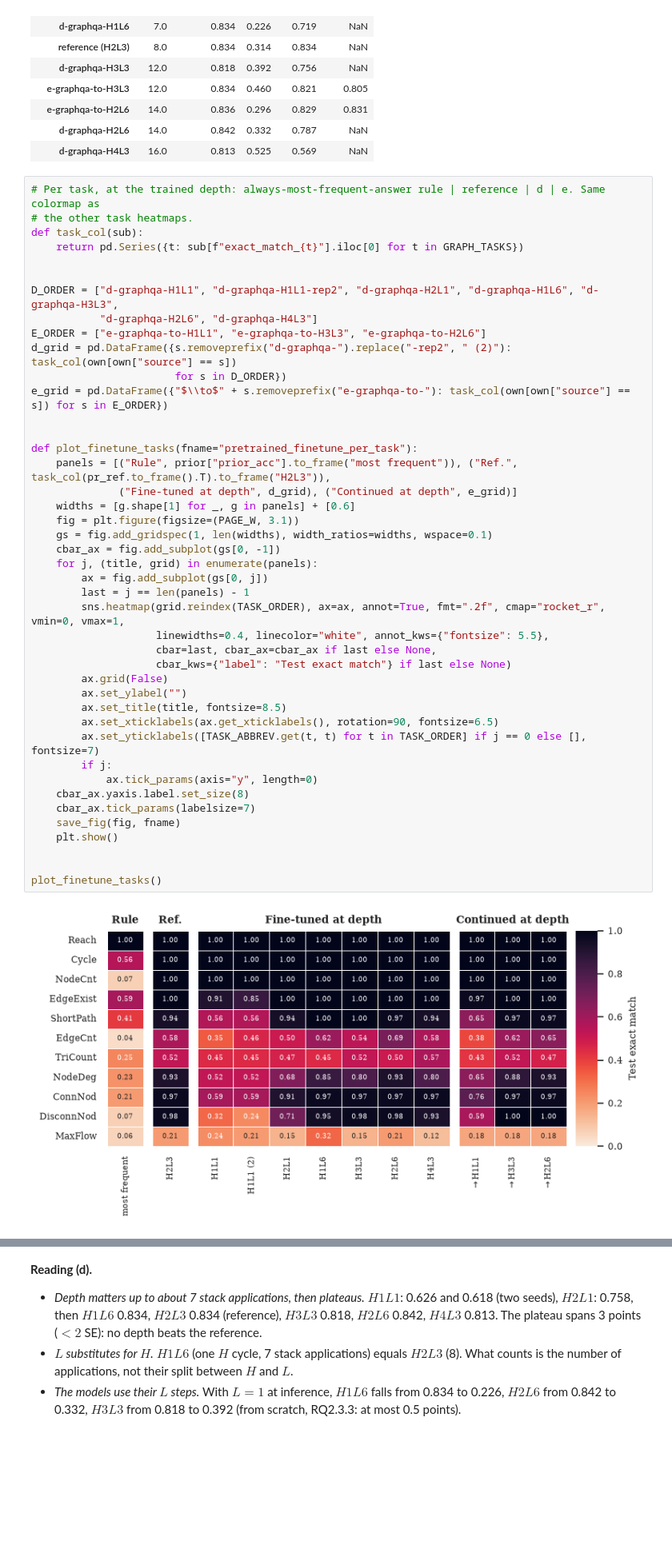
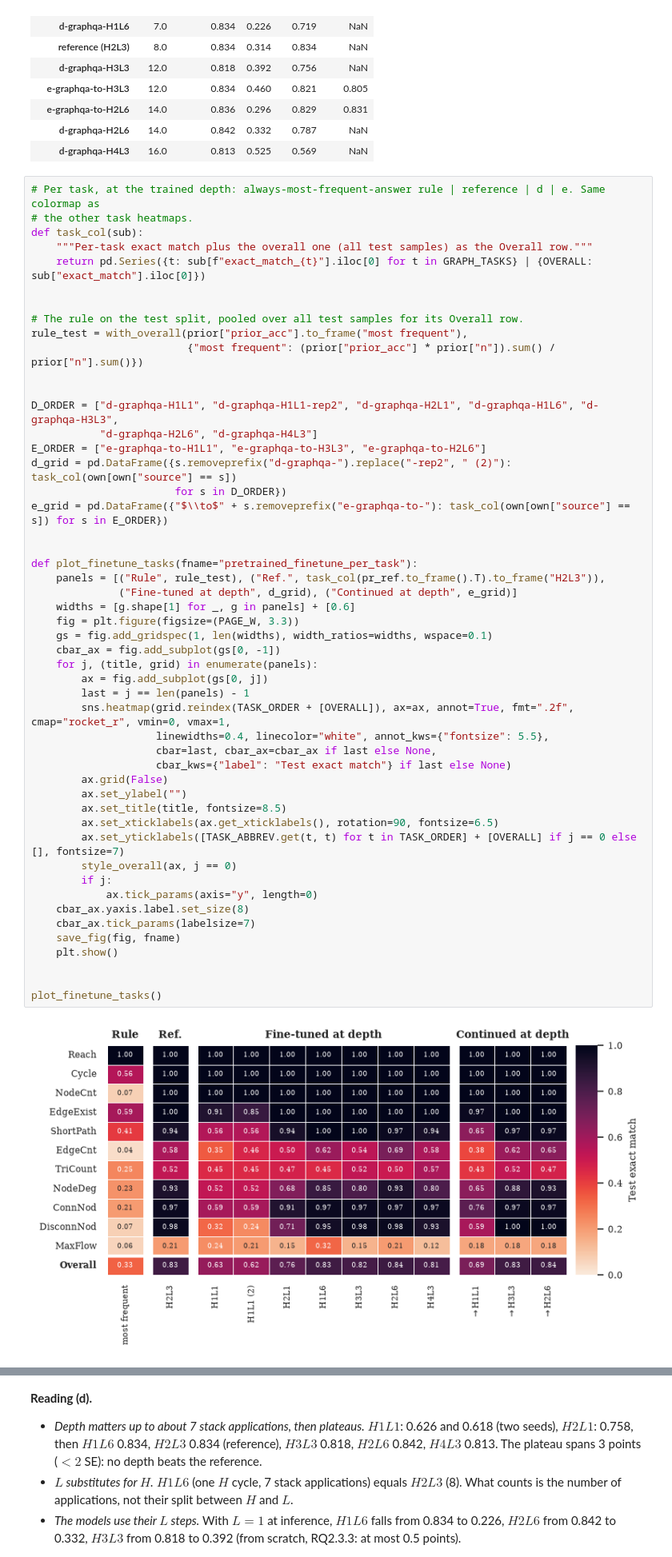
Before and after one commit to MariusAAROS/HRM-Text-for-Graphs, a Jupyter notebook: report/paper_results.ipynb, the cells around one changed output, grey strips where cells are left out. Shown at 80% size. Cells and saved outputs as stored; diff of their text form; blank space fills up the shorter version.

```diff
--- a/report/paper_results.ipynb
+++ b/report/paper_results.ipynb
@@ -2880,7 +2967,13 @@ finetune_tbl.round(3)
 # Per task, at the trained depth: always-most-frequent-answer rule | reference | d | e. Same colormap as
 # the other task heatmaps.
 def task_col(sub):
-    return pd.Series({t: sub[f"exact_match_{t}"].iloc[0] for t in GRAPH_TASKS})
+    """Per-task exact match plus the overall one (all test samples) as the Overall row."""
+    return pd.Series({t: sub[f"exact_match_{t}"].iloc[0] for t in GRAPH_TASKS} | {OVERALL: sub["exact_match"].iloc[0]})
+
+
+# The rule on the test split, pooled over all test samples for its Overall row.
+rule_test = with_overall(prior["prior_acc"].to_frame("most frequent"),
+                         {"most frequent": (prior["prior_acc"] * prior["n"]).sum() / prior["n"].sum()})
 
 
 D_ORDER = ["d-graphqa-H1L1", "d-graphqa-H1L1-rep2", "d-graphqa-H2L1", "d-graphqa-H1L6", "d-graphqa-H3L3",
@@ -2889,35 +2982,36 @@ E_ORDER = ["e-graphqa-to-H1L1", "e-graphqa-to-H3L3", "e-graphqa-to-H2L6"]
 d_grid = pd.DataFrame({s.removeprefix("d-graphqa-").replace("-rep2", " (2)"): task_col(own[own["source"] == s])
                        for s in D_ORDER})
 e_grid = pd.DataFrame({"$\\to$" + s.removeprefix("e-graphqa-to-"): task_col(own[own["source"] == s]) for s in E_ORDER})
 
 
 def plot_finetune_tasks(fname="pretrained_finetune_per_task"):
-    panels = [("Rule", prior["prior_acc"].to_frame("most frequent")), ("Ref.", task_col(pr_ref.to_frame().T).to_frame("H2L3")),
+    panels = [("Rule", rule_test), ("Ref.", task_col(pr_ref.to_frame().T).to_frame("H2L3")),
               ("Fine-tuned at depth", d_grid), ("Continued at depth", e_grid)]
     widths = [g.shape[1] for _, g in panels] + [0.6]
-    fig = plt.figure(figsize=(PAGE_W, 3.1))
+    fig = plt.figure(figsize=(PAGE_W, 3.3))
     gs = fig.add_gridspec(1, len(widths), width_ratios=widths, wspace=0.1)
     cbar_ax = fig.add_subplot(gs[0, -1])
     for j, (title, grid) in enumerate(panels):
         ax = fig.add_subplot(gs[0, j])
         last = j == len(panels) - 1
-        sns.heatmap(grid.reindex(TASK_ORDER), ax=ax, annot=True, fmt=".2f", cmap="rocket_r", vmin=0, vmax=1,
+        sns.heatmap(grid.reindex(TASK_ORDER + [OVERALL]), ax=ax, annot=True, fmt=".2f", cmap="rocket_r", vmin=0, vmax=1,
                     linewidths=0.4, linecolor="white", annot_kws={"fontsize": 5.5},
                     cbar=last, cbar_ax=cbar_ax if last else None,
                     cbar_kws={"label": "Test exact match"} if last else None)
         ax.grid(False)
         ax.set_ylabel("")
         ax.set_title(title, fontsize=8.5)
         ax.set_xticklabels(ax.get_xticklabels(), rotation=90, fontsize=6.5)
-        ax.set_yticklabels([TASK_ABBREV.get(t, t) for t in TASK_ORDER] if j == 0 else [], fontsize=7)
+        ax.set_yticklabels([TASK_ABBREV.get(t, t) for t in TASK_ORDER] + [OVERALL] if j == 0 else [], fontsize=7)
+        style_overall(ax, j == 0)
         if j:
             ax.tick_params(axis="y", length=0)
     cbar_ax.yaxis.label.set_size(8)
     cbar_ax.tick_params(labelsize=7)
     save_fig(fig, fname)
     plt.show()
 
 
 plot_finetune_tasks()
 # %% [output]
-[figure, old version]
+[figure, new version]
```
Also changed, not shown: parts of 7 cells of this notebook, 29 other files.
